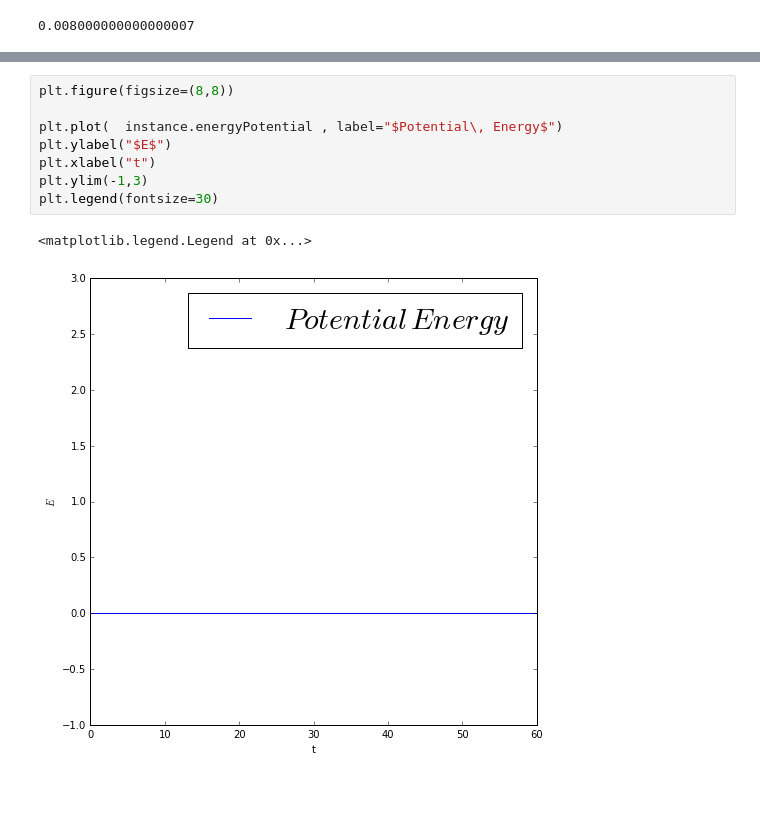
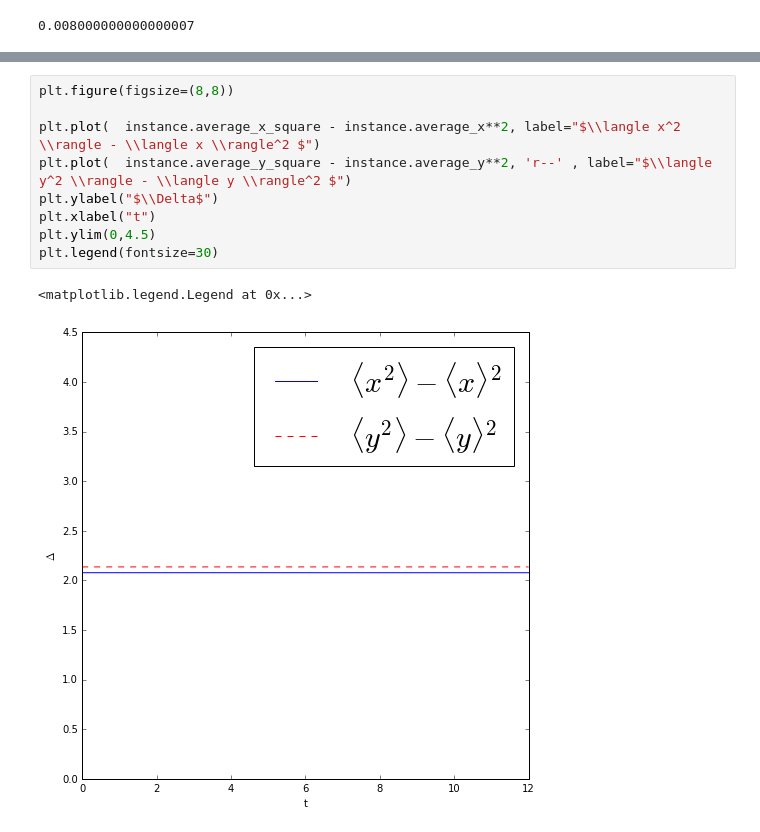
Before and after one commit to cabrer7/PyWignerCUDA2, a Jupyter notebook: instances/WignerDirac4D_64_64/FreeFiltered.ipynb, the cells around one changed output, grey strips where cells are left out. Cells and saved outputs as stored; diff of their text form; blank space fills up the shorter version.

```diff
--- a/instances/WignerDirac4D_64_64/FreeFiltered.ipynb
+++ b/instances/WignerDirac4D_64_64/FreeFiltered.ipynb
@@ -440,11 +441,12 @@ plt.legend(fontsize=30)
 # %%
 plt.figure(figsize=(8,8))
 
-plt.plot(  instance.energyPotential , label="$Potential\, Energy$")
-plt.ylabel("$E$")
+plt.plot(  instance.average_x_square - instance.average_x**2, label="$\\langle x^2 \\rangle - \\langle x \\rangle^2 $")
+plt.plot(  instance.average_y_square - instance.average_y**2, 'r--' , label="$\\langle y^2 \\rangle - \\langle y \\rangle^2 $")
+plt.ylabel("$\\Delta$")
 plt.xlabel("t")
-plt.ylim(-1,3)
+plt.ylim(0,4.5)
 plt.legend(fontsize=30)
 # %% [output]
 <matplotlib.legend.Legend at 0x...>
-[figure, old version]
+[figure, new version]
```
Also changed, not shown: parts of 20 cells of this notebook, 1 other file.
